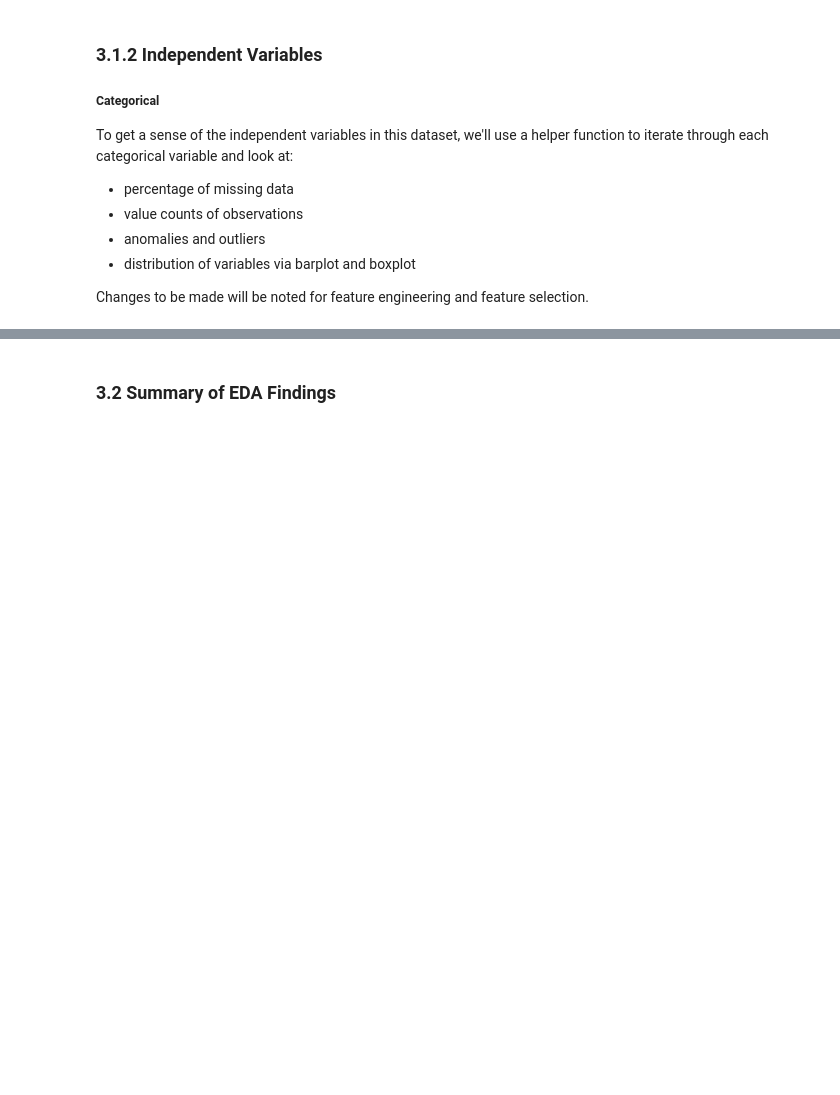
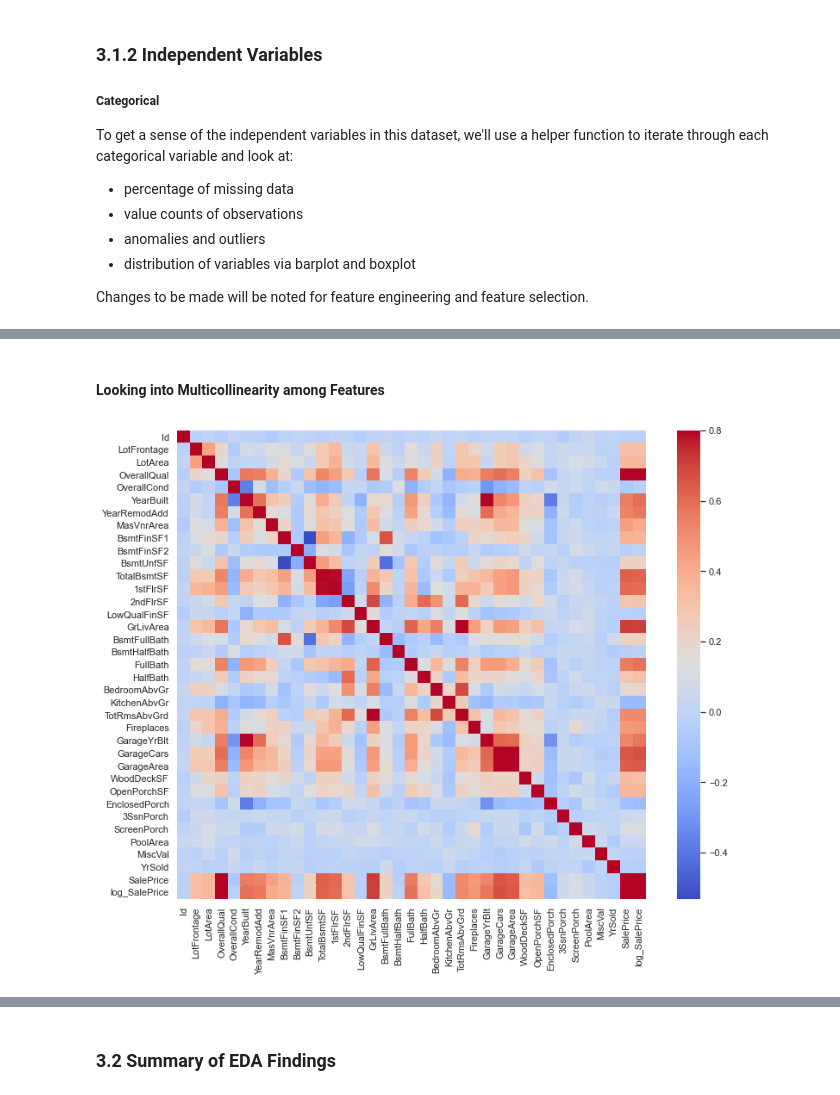
Before and after one commit to aditimayareddy/ameshousing, a Jupyter notebook: I. EDA & Cleaning.ipynb, the cells around one changed output, grey strips where cells are left out. Drawn from its saved outputs; the diff is of its cells as text; code cells hidden in the pictures; blank space fills up the shorter version.

Commit message:
update correlation matrix, update EDA, update linear model preprocessing

```diff
--- a/I. EDA & Cleaning.ipynb
+++ b/I. EDA & Cleaning.ipynb
@@ -419,5 +498,8 @@ train.loc[ot_dict['GrLivArea']]
 # %%
 obs_to_drop += ot_dict['GrLivArea']
+obs_to_drop += ot_dict['SalePrice']
 # %%
+print(train.shape)
 print(set(obs_to_drop))
-print('Need to drop ' , len(set(obs_to_drop)), ' observations.')
+train.drop(obs_to_drop, axis = 0, inplace = True)
+print('Dropped ' , len(set(obs_to_drop)), ' observations.')
@@ -499,2 +630,5 @@ lgspoutliers.sort_values('log_SalePrice')
 # %% [markdown]
 Much Better!
+# %%
+#Dropping the above outlier, which is an abnormal sale
+train.drop(495, axis = 0, inplace = True)
@@ -514,0 +769,9 @@ cat_var
+# %% [markdown]
+#### Looking into Multicollinearity among Features
+# %%
+#correlation matrix
+corrmat = train.corr()
+f, ax = plt.subplots(figsize=(13, 10))
+sns.heatmap(corrmat, vmax=.8, cmap = 'coolwarm', square=True);
+# %% [output]
+[figure, added]
```
Also changed, not shown: parts of 62 cells of this notebook, 2 other files.
